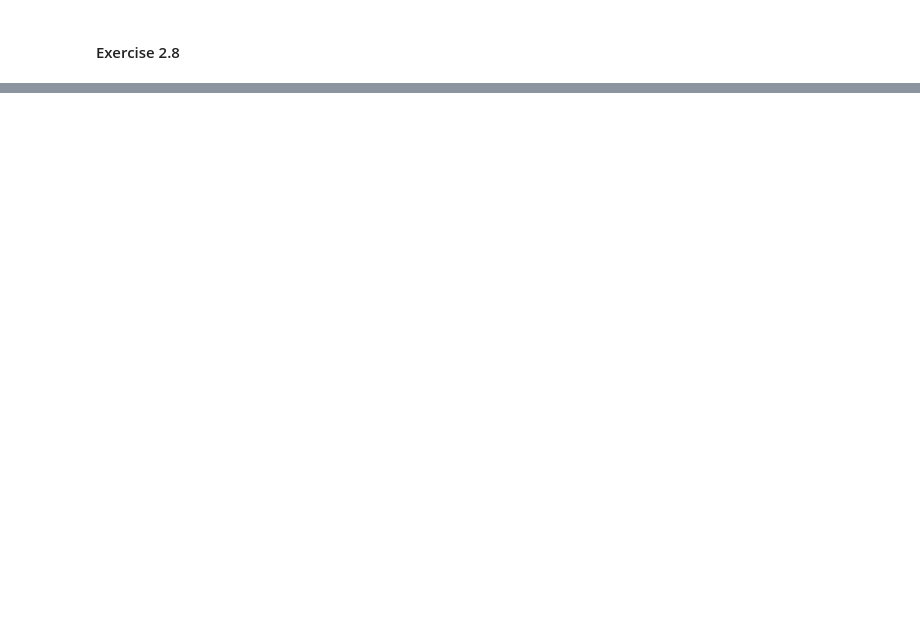
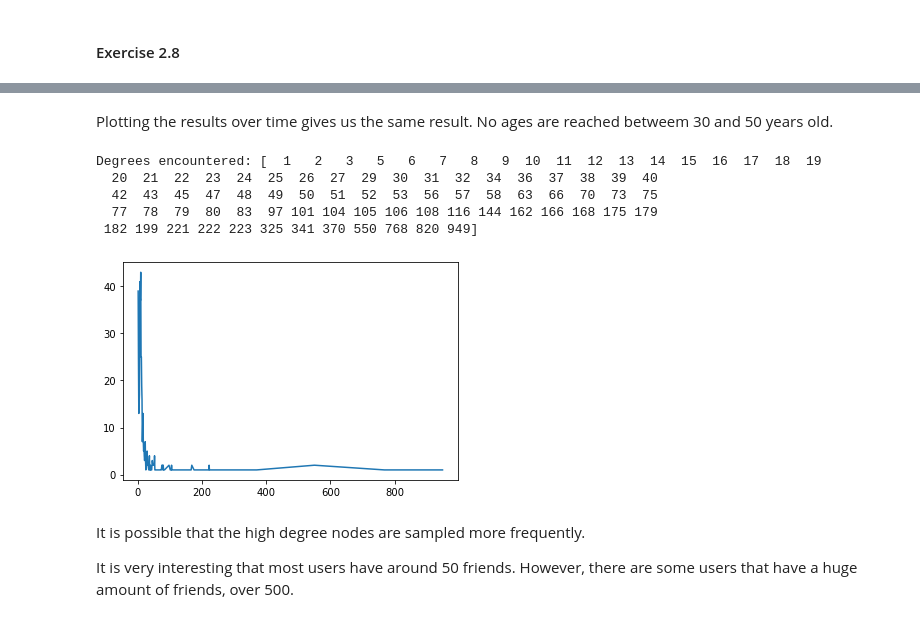
Before and after one commit to ewaMiazga/InternetAnalytics-2023, a Jupyter notebook: assignment/ix-lab2-notebook-part2.ipynb, the cells around one changed output, grey strips where cells are left out. Cells and saved outputs as stored; diff of their text form; code cells hidden in the pictures; blank space fills up the shorter version.

```diff
--- a/assignment/ix-lab2-notebook-part2.ipynb
+++ b/assignment/ix-lab2-notebook-part2.ipynb
@@ -98,0 +160,39 @@ print(current)
+# %% [markdown]
+Plotting the results over time gives us the same result. No ages are reached betweem 30 and 50 years old.
+# %%
+# Plot a graph to investigate the relationship between node degree
+# and frequency
+
+def RW_degrees(source_node, N):
+    random.seed(0)
+    current_node = source_node
+    i = 0
+    degrees = []
+    while (i<N):
+        # The actual url to call
+        url = URL_TEMPLATE.format(user_id=current_node)
+        # Execute the HTTP Get request
+        response = requests.get(url)
+        # Format the json response as a Python dict
+        data = response.json()
+        current_node_degree = len(data['friends'])
+        degrees.append(current_node_degree)
+        current_node = random.choice(data['friends'])
+        i += 1
+
+    degree, counts = np.unique(degrees, return_counts=True)
+    print('Degrees encountered:', degree)
+    plt.plot(degree, counts)
+# %%
+RW_degrees(user_id,500)
+# %% [output]
+Degrees encountered: [  1   2   3   5   6   7   8   9  10  11  12  13  14  15  16  17  18  19
+  20  21  22  23  24  25  26  27  29  30  31  32  34  36  37  38  39  40
+  42  43  45  47  48  49  50  51  52  53  56  57  58  63  66  70  73  75
+  77  78  79  80  83  97 101 104 105 106 108 116 144 162 166 168 175 179
+ 182 199 221 222 223 325 341 370 550 768 820 949]
+[figure, added]
+# %% [markdown]
+It is possible that the high degree nodes are sampled more frequently.
+
+It is very interesting that most users have around 50 friends. However, there are some users that have a huge amount of friends, over 500.
```
Also changed, not shown: parts of 16 cells of this notebook.
